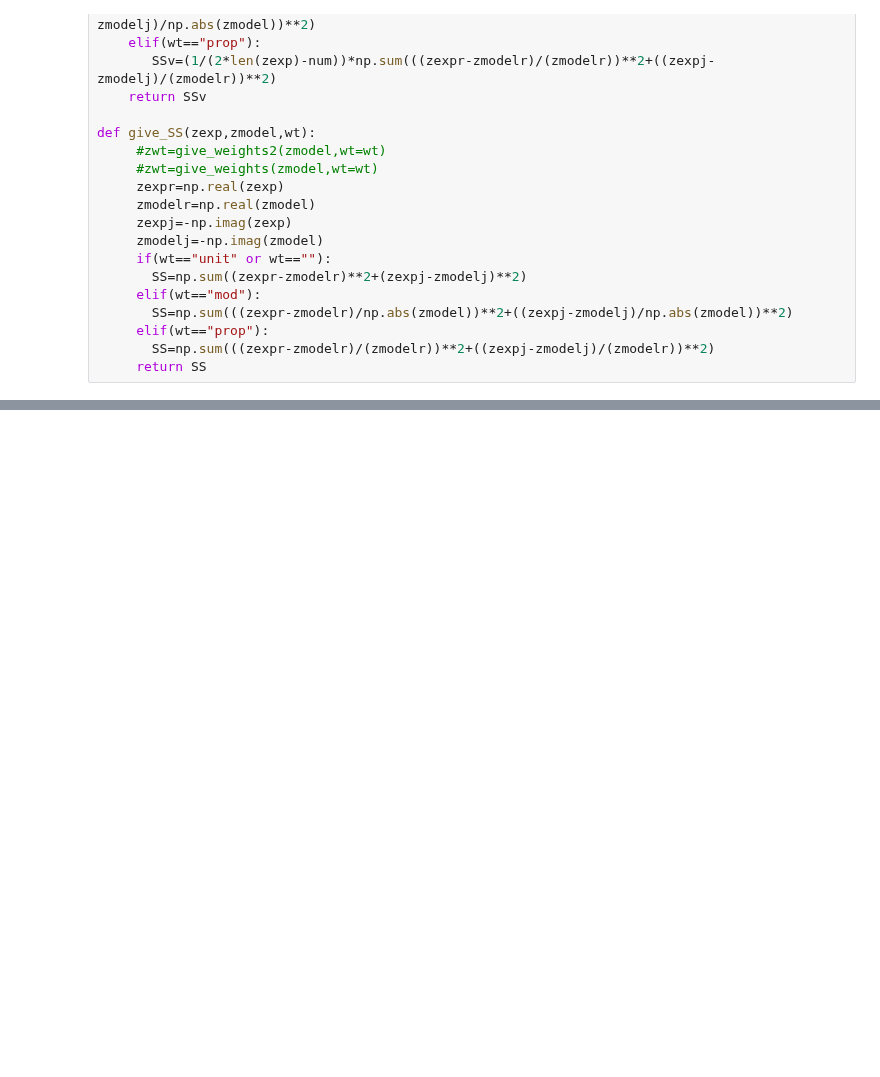
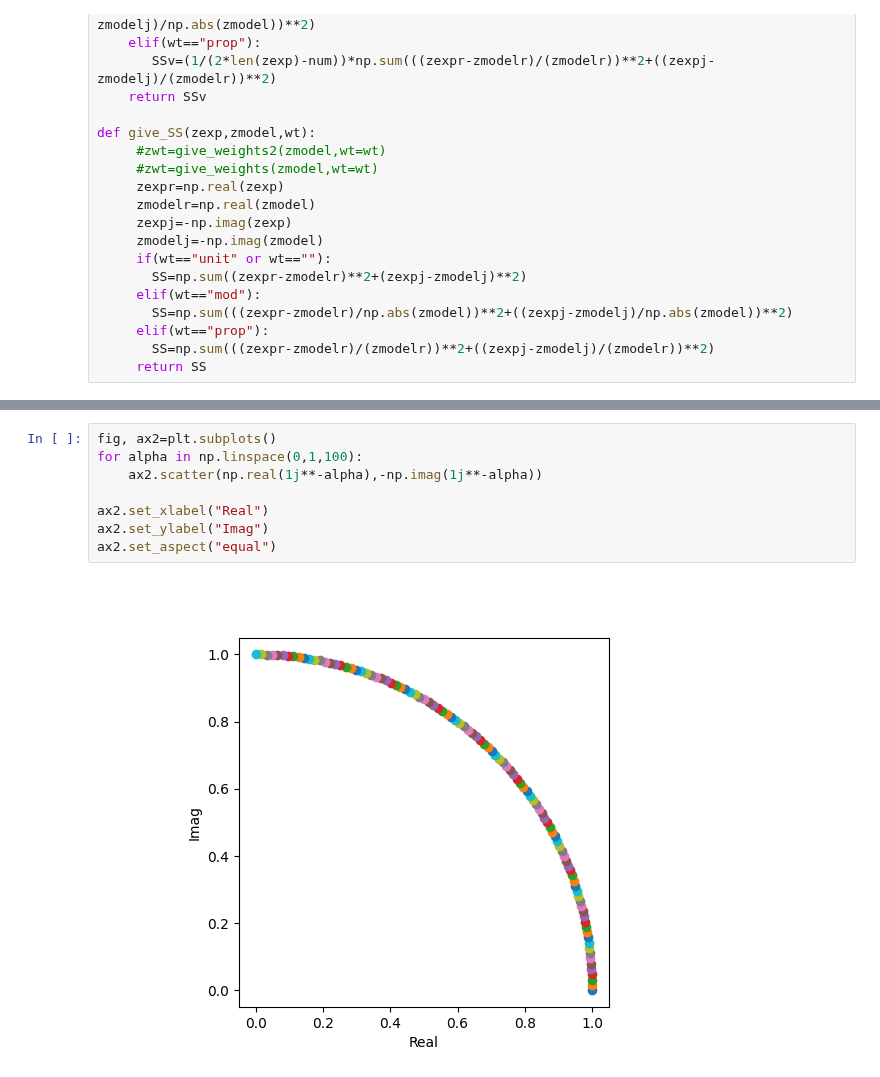
Before and after one commit to Yugal0/fitting-eis-inhomo-electrode, a Jupyter notebook: python/The final/final.ipynb, the cells around one changed output, grey strips where cells are left out. Saved outputs shown, nothing was run; the diff lists cells and outputs as text; blank space fills up the shorter version.

```diff
--- a/python/The final/final.ipynb
+++ b/python/The final/final.ipynb
@@ -240,0 +244,10 @@ plt.legend()
+# %%
+fig, ax2=plt.subplots()
+for alpha in np.linspace(0,1,100):
+    ax2.scatter(np.real(1j**-alpha),-np.imag(1j**-alpha))
+
+ax2.set_xlabel("Real")
+ax2.set_ylabel("Imag")
+ax2.set_aspect("equal")
+# %% [output]
+[figure, added]
```
Also changed, not shown: parts of 3 cells of this notebook, 1 other file.
